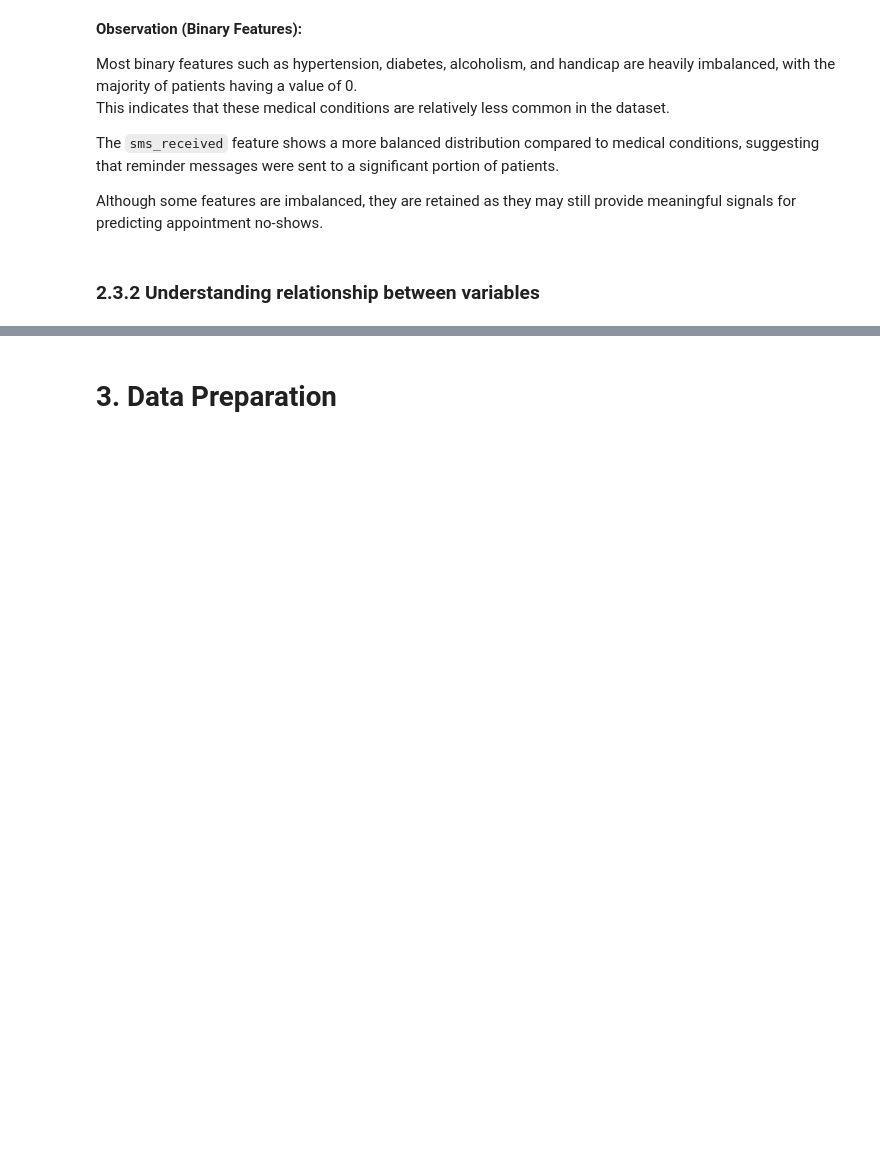
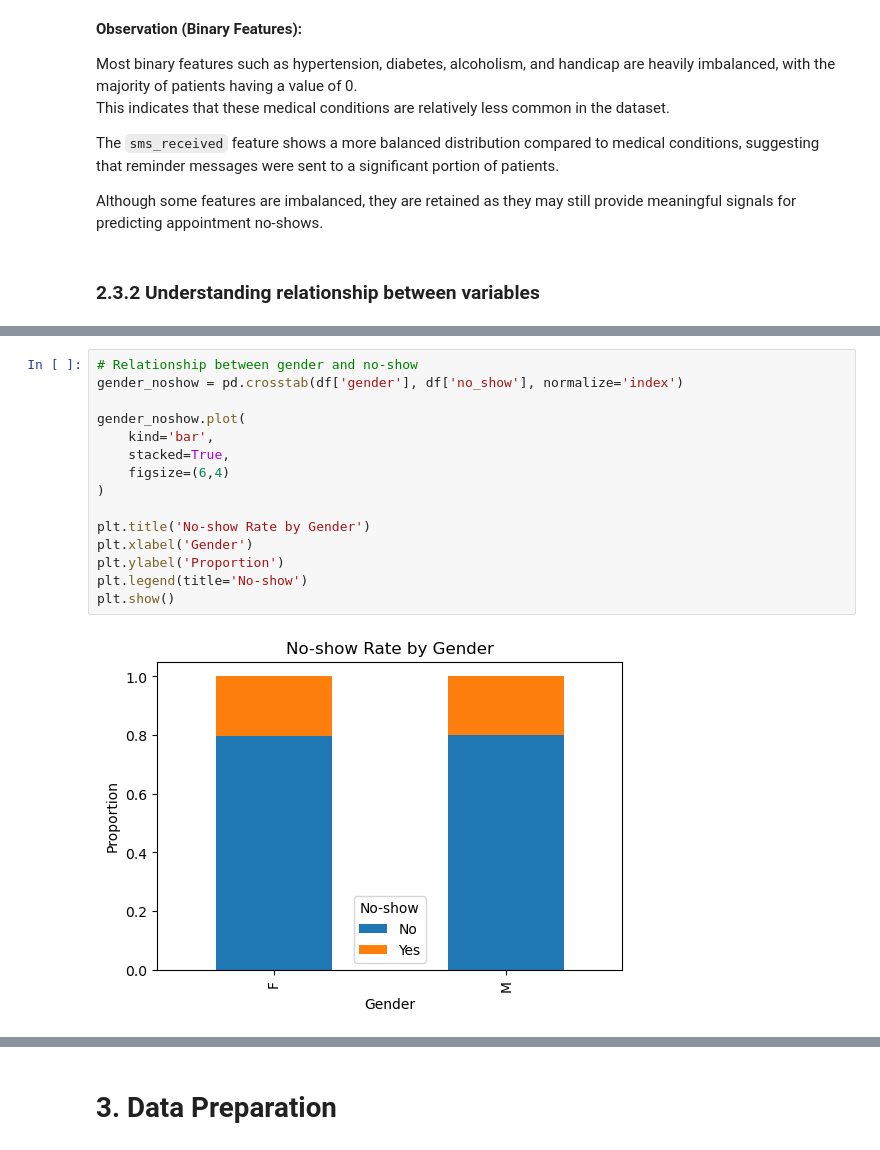
Before and after one commit to 2400024B/Hospital-Appointment-No-Show-MLDP, a Jupyter notebook: notebook/2400024B_hospital_no_show_analysis.ipynb, the cells around one changed output, grey strips where cells are left out. Saved outputs shown, nothing was run; the diff lists cells and outputs as text; blank space fills up the shorter version.

```diff
--- a/notebook/2400024B_hospital_no_show_analysis.ipynb
+++ b/notebook/2400024B_hospital_no_show_analysis.ipynb
@@ -320,0 +344,17 @@ Although some features are imbalanced, they are retained as they may still provi
+# %%
+# Relationship between gender and no-show
+gender_noshow = pd.crosstab(df['gender'], df['no_show'], normalize='index')
+
+gender_noshow.plot(
+    kind='bar',
+    stacked=True,
+    figsize=(6,4)
+)
+
+plt.title('No-show Rate by Gender')
+plt.xlabel('Gender')
+plt.ylabel('Proportion')
+plt.legend(title='No-show')
+plt.show()
+# %% [output]
+[figure, added]
```
Also changed, not shown: parts of 10 cells of this notebook.
